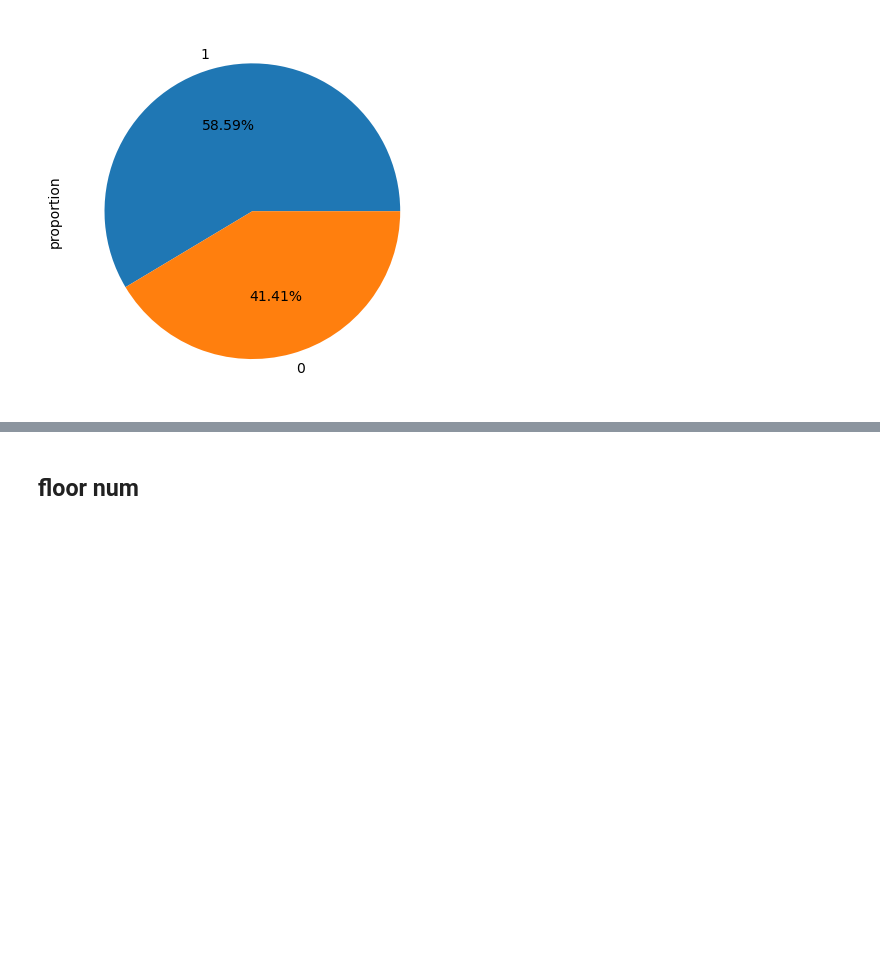
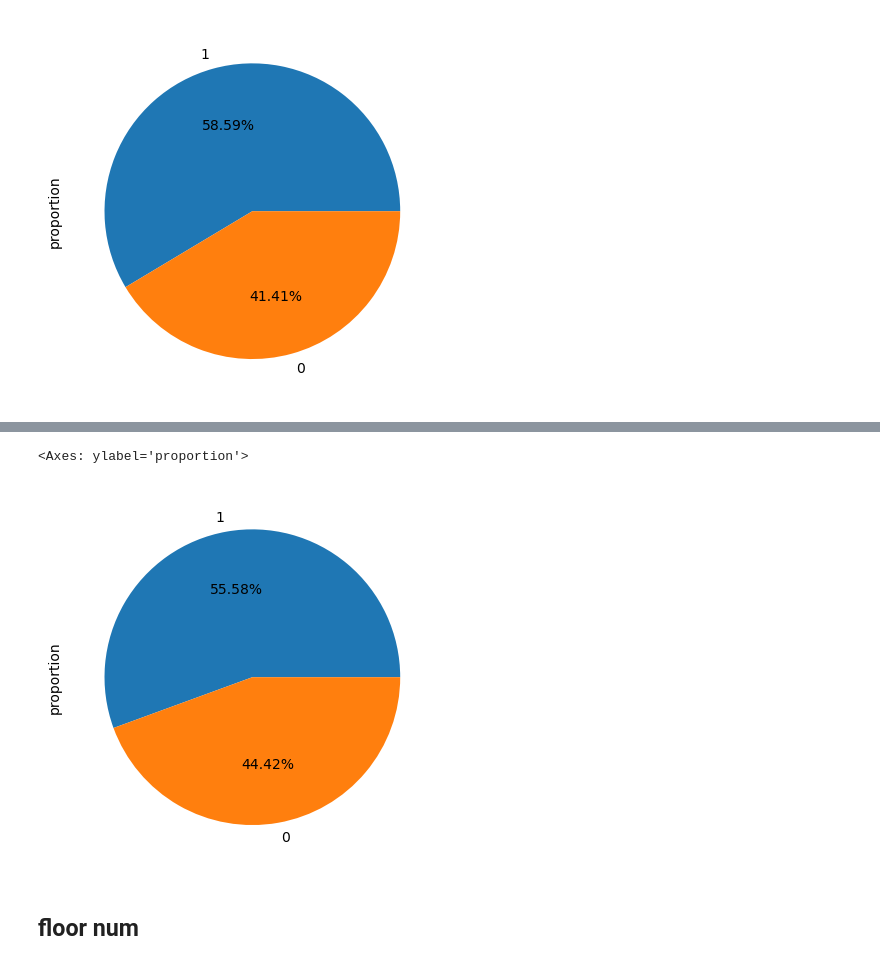
Before and after one commit to zeeshanAhmed2798/real-estate-ml-project, a Jupyter notebook: Data Cleaning/eda_on_flats.ipynb, the cells around one changed output, grey strips where cells are left out. Cells and saved outputs as stored; diff of their text form; code cells hidden in the pictures; blank space fills up the shorter version.

```diff
--- a/Data Cleaning/eda_on_flats.ipynb
+++ b/Data Cleaning/eda_on_flats.ipynb
@@ -691,3 +702,8 @@ df['steam_room'].value_counts(normalize=True).head().plot(kind="pie", autopct="%
+# %%
+df['other_rooms'].value_counts(normalize=True).head().plot(kind="pie", autopct="%0.2f%%")
+# %% [output]
+<Axes: ylabel='proportion'>
+[figure, added]
 # %% [markdown]
 ## floor num
 # %%
```
Also changed, not shown: parts of 18 cells of this notebook.
